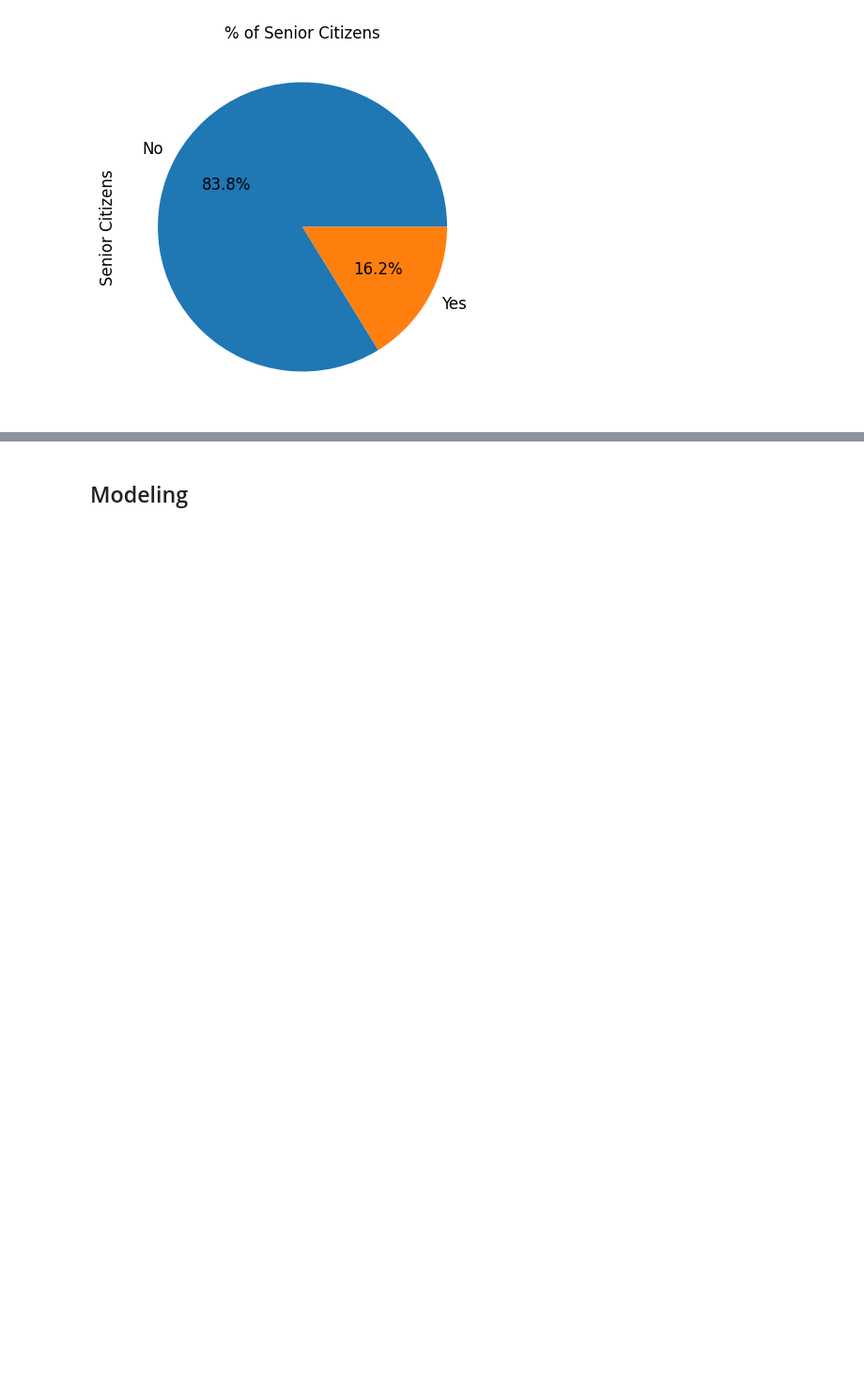
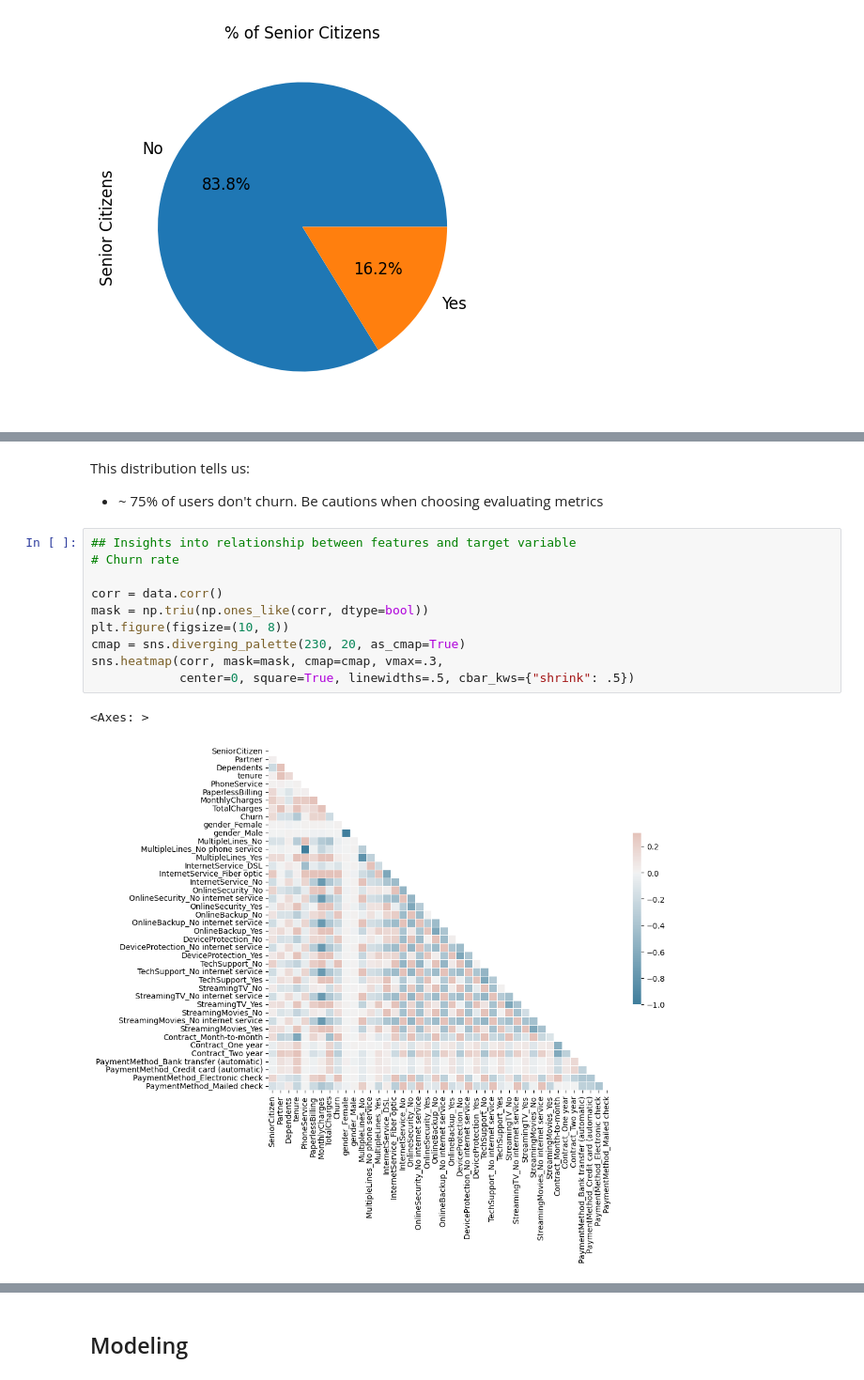
Before and after one commit to MeghanaGangarapu/DataScienceProjects, a Jupyter notebook: Churn_Analysis/churn_analysis.ipynb, the cells around one changed output, grey strips where cells are left out. Shown at 94% size. Saved outputs shown, nothing was run; the diff lists cells and outputs as text; blank space fills up the shorter version.

```diff
--- a/Churn_Analysis/churn_analysis.ipynb
+++ b/Churn_Analysis/churn_analysis.ipynb
@@ -235,0 +284,16 @@ sns.displot(data['tenure'])
+# %% [markdown]
+This distribution tells us:
+- ~ 75% of users don't churn. Be cautions when choosing evaluating metrics
+# %%
+## Insights into relationship between features and target variable
+# Churn rate
+
+corr = data.corr()
+mask = np.triu(np.ones_like(corr, dtype=bool))
+plt.figure(figsize=(10, 8))
+cmap = sns.diverging_palette(230, 20, as_cmap=True)
+sns.heatmap(corr, mask=mask, cmap=cmap, vmax=.3,
+            center=0, square=True, linewidths=.5, cbar_kws={"shrink": .5})
+# %% [output]
+<Axes: >
+[figure, added]
```
Also changed, not shown: parts of 27 cells of this notebook, 1 other file.
